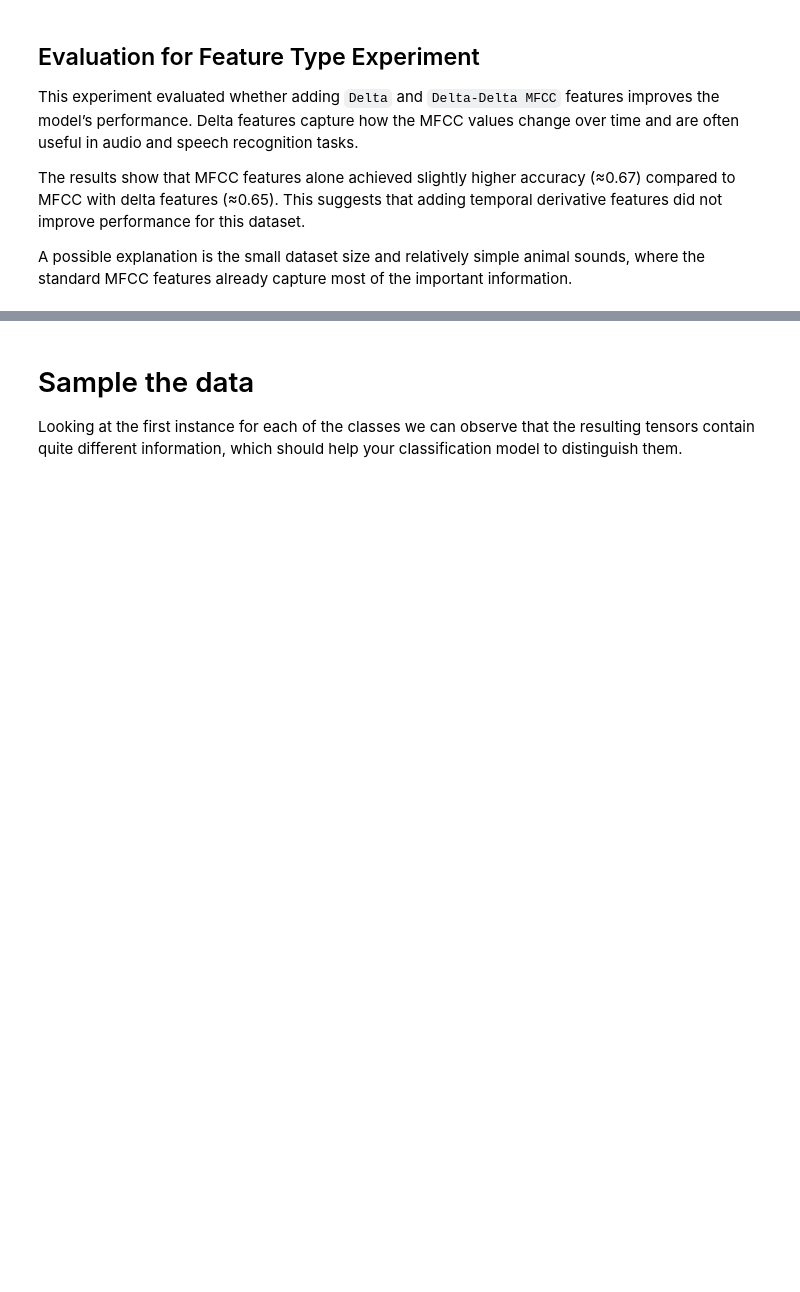
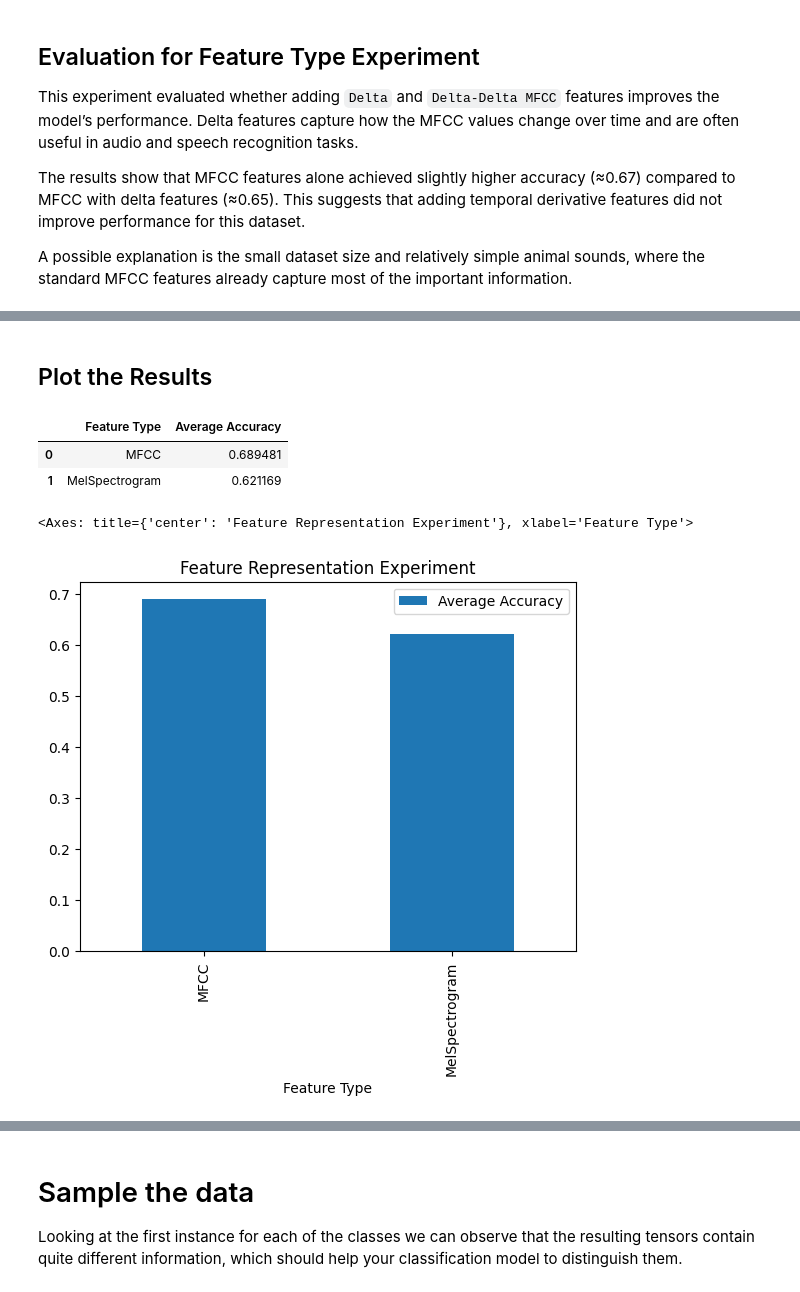
Before and after one commit to DimitarMalamski/animal_sound_identifier, a Jupyter notebook: animal-sound-identifier-dimitar.ipynb, the cells around one changed output, grey strips where cells are left out. Drawn from its saved outputs; the diff is of its cells as text; code cells hidden in the pictures; blank space fills up the shorter version.

```diff
--- a/animal-sound-identifier-dimitar.ipynb
+++ b/animal-sound-identifier-dimitar.ipynb
@@ -39,8 +39,12 @@ sample_length = 200
 mfcc_values = [10, 13, 20, 30, 40]
 sample_length_values = [100, 200, 400]
 
+# Feature representation experiment
+feature_types = ["MFCC", "MelSpectrogram"]
+
 results = []
 sample_results = []
+feature_exp_results = []
 # %% [markdown]
 _This section defines the main parameters used in the experiments. By isolating the parameters in one location, different configurations can be tested without modifying the core implementation of the dataset or model._
 # %% [markdown]
@@ -50,13 +54,14 @@ The first thing to do is create a torch Dataset object that can load the provide
 # %%
 class AudioDataset(D.Dataset):
 
-    def __init__(self, path, sample_length, n_mfcc=13, use_delta=False):
+    def __init__(self, path, sample_length, n_mfcc=13, use_delta=False, feature_type="MFCC"):
         self.sample_length = sample_length
         self.files = []
         self.labels = []
         self.classes = sorted(os.listdir(path))
         self.n_mfcc = n_mfcc
         self.use_delta = use_delta
+        self.feature_type = feature_type
 
         for label in self.classes:
             class_dir = os.path.join(path, label)
@@ -75,20 +80,26 @@ class AudioDataset(D.Dataset):
 
         audio, _ = librosa.load(audio_path)
 
-        mfcc = librosa.feature.mfcc(
-            y=audio,
-            n_mfcc=self.n_mfcc
-        )
+        if self.feature_type == "MFCC":
+            features = librosa.feature.mfcc(
+                y=audio,
+                n_mfcc=self.n_mfcc
+            )
+        elif self.feature_type == "MelSpectrogram":
+            features = librosa.feature.melspectrogram(
+                y=audio,
+                n_mels=self.n_mfcc
+            )
 
         if self.use_delta:
             # compute temporal derivatives
-            delta = librosa.feature.delta(mfcc)
-            delta2 = librosa.feature.delta(mfcc, order=2)
+            delta = librosa.feature.delta(features)
+            delta2 = librosa.feature.delta(features, order=2)
 
             # stack features together
-            mfcc = np.vstack([mfcc, delta, delta2])
+            features = np.vstack([features, delta, delta2])
 
-        mfcc_tensor = torch.tensor(mfcc, dtype=torch.float32)
+        mfcc_tensor = torch.tensor(features, dtype=torch.float32)
 
         if mfcc_tensor.shape[1] < self.sample_length:
             padding = (0, self.sample_length - mfcc_tensor.shape[1])
@@ -704,0 +831,20 @@ A possible explanation is the small dataset size and relatively simple animal so
+# %% [markdown]
+## Plot the Results
+# %%
+df_feature_exp = pd.DataFrame(feature_exp_results)
+
+df_feature_exp
+# %% [output]
+|  | Feature Type | Average Accuracy |
+| 0 | MFCC | 0.689481 |
+| 1 | MelSpectrogram | 0.621169 |
+# %%
+df_feature_exp.plot(
+  x="Feature Type",
+  y="Average Accuracy",
+  kind="bar",
+  title="Feature Representation Experiment"
+)
+# %% [output]
+<Axes: title={'center': 'Feature Representation Experiment'}, xlabel='Feature Type'>
+[figure, added]
```
Also changed, not shown: parts of 9 cells of this notebook.
